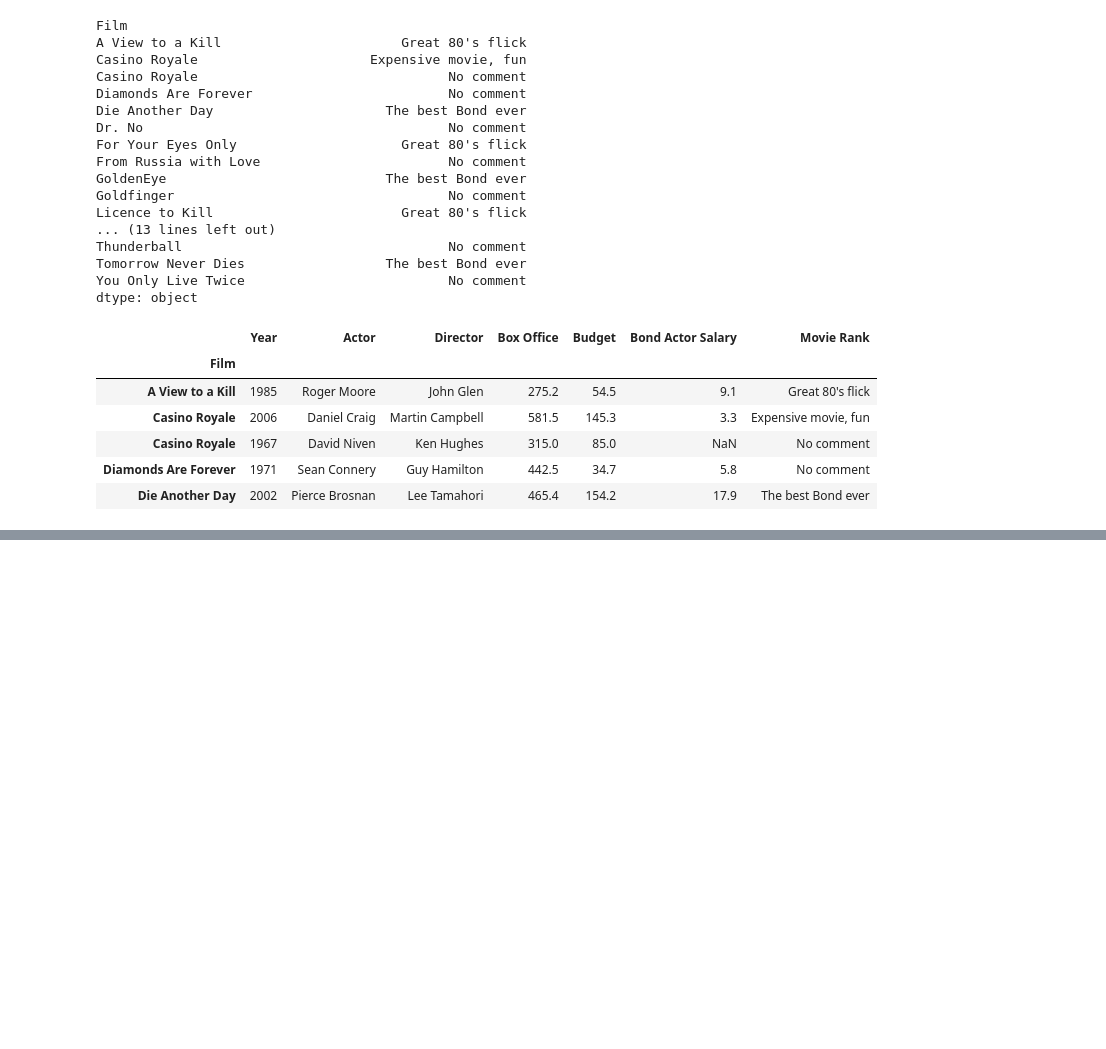
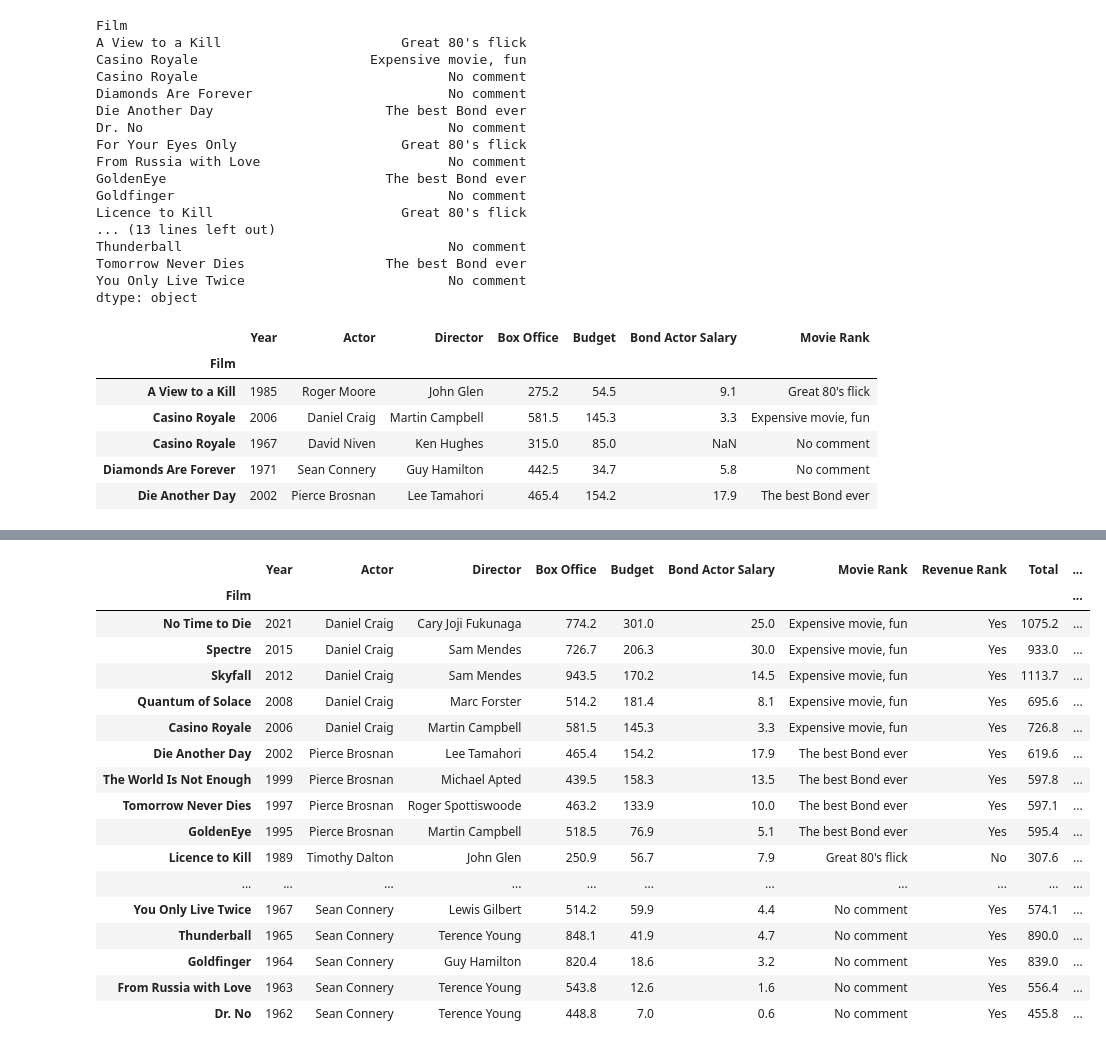
Before and after one commit to Lucas01iveira/Data-Engineering, a Jupyter notebook: Data Analysis with Pandas and Python/materials/pandas/Incomplete/06 - DataFrames III - Data Extraction.ipynb, the cells around one changed output, grey strips where cells are left out. Cells and saved outputs as stored; diff of their text form; code cells hidden in the pictures; blank space fills up the shorter version.

```diff
--- a/Data Analysis with Pandas and Python/materials/pandas/Incomplete/06 - DataFrames III - Data Extraction.ipynb
+++ b/Data Analysis with Pandas and Python/materials/pandas/Incomplete/06 - DataFrames III - Data Extraction.ipynb
@@ -1299,0 +1344,11 @@ bond.head()
+# %%
+#3) Create a new column called "High Revenue" where the value is "Yes" if the "Revenue" is greater than 300 million, and "No" otherwise.
+
+def high_revenue(x):
+    if x['Box Office'] > 300:
+        return 'Yes'
+    else:
+        return 'No'
+
+bond['Revenue Rank']= bond.apply(high_revenue, axis= 'columns')
+bond[['Box Office', 'Revenue Rank']].head()
@@ -1299,0 +1363,5 @@ bond.head()
+# %%
+#4) Apply a function that sums "Revenue" and "Budget" for each row and creates a new column "Total" with the sum of these two columns.
+
+bond['Total']= bond.apply(lambda row: row['Box Office'] + row['Budget'], axis= 'columns')
+bond[['Box Office', 'Budget', 'Total']].head()
@@ -1299,0 +1376,24 @@ bond.head()
+# %%
+#5) Create a new column "Actor Salary Adjustment" by applying a lambda function where the "Actor Salary" is increased by 20% if the "Year" is after 2012, otherwise, no adjustment.
+
+bond['Actor Salary Adjustment']= bond.apply(lambda x: x['Bond Actor Salary']*(1+0.2) if x['Year'] >= 2012 else x['Bond Actor Salary'], axis= 'columns' )
+bond.sort_values(by='Year', ascending= False)
+# %% [output]
+|  | Year | Actor | Director | Box Office | Budget | Bond Actor Salary | Movie Rank | Revenue Rank | Total | ... |
+| Film |  |  |  |  |  |  |  |  |  | ... |
+| No Time to Die | 2021 | Daniel Craig | Cary Joji Fukunaga | 774.2 | 301.0 | 25.0 | Expensive movie, fun | Yes | 1075.2 | ... |
+| Spectre | 2015 | Daniel Craig | Sam Mendes | 726.7 | 206.3 | 30.0 | Expensive movie, fun | Yes | 933.0 | ... |
+| Skyfall | 2012 | Daniel Craig | Sam Mendes | 943.5 | 170.2 | 14.5 | Expensive movie, fun | Yes | 1113.7 | ... |
+| Quantum of Solace | 2008 | Daniel Craig | Marc Forster | 514.2 | 181.4 | 8.1 | Expensive movie, fun | Yes | 695.6 | ... |
+| Casino Royale | 2006 | Daniel Craig | Martin Campbell | 581.5 | 145.3 | 3.3 | Expensive movie, fun | Yes | 726.8 | ... |
+| Die Another Day | 2002 | Pierce Brosnan | Lee Tamahori | 465.4 | 154.2 | 17.9 | The best Bond ever | Yes | 619.6 | ... |
+| The World Is Not Enough | 1999 | Pierce Brosnan | Michael Apted | 439.5 | 158.3 | 13.5 | The best Bond ever | Yes | 597.8 | ... |
+| Tomorrow Never Dies | 1997 | Pierce Brosnan | Roger Spottiswoode | 463.2 | 133.9 | 10.0 | The best Bond ever | Yes | 597.1 | ... |
+| GoldenEye | 1995 | Pierce Brosnan | Martin Campbell | 518.5 | 76.9 | 5.1 | The best Bond ever | Yes | 595.4 | ... |
+| Licence to Kill | 1989 | Timothy Dalton | John Glen | 250.9 | 56.7 | 7.9 | Great 80's flick | No | 307.6 | ... |
+| ... | ... | ... | ... | ... | ... | ... | ... | ... | ... | ... |
+| You Only Live Twice | 1967 | Sean Connery | Lewis Gilbert | 514.2 | 59.9 | 4.4 | No comment | Yes | 574.1 | ... |
+| Thunderball | 1965 | Sean Connery | Terence Young | 848.1 | 41.9 | 4.7 | No comment | Yes | 890.0 | ... |
+| Goldfinger | 1964 | Sean Connery | Guy Hamilton | 820.4 | 18.6 | 3.2 | No comment | Yes | 839.0 | ... |
+| From Russia with Love | 1963 | Sean Connery | Terence Young | 543.8 | 12.6 | 1.6 | No comment | Yes | 556.4 | ... |
+| Dr. No | 1962 | Sean Connery | Terence Young | 448.8 | 7.0 | 0.6 | No comment | Yes | 455.8 | ... |
```
Also changed, not shown: parts of 6 cells of this notebook.
